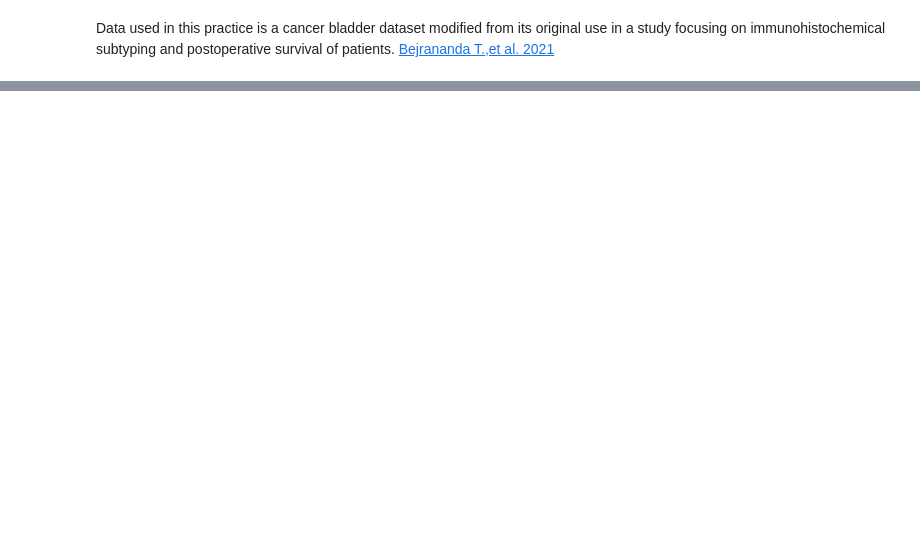
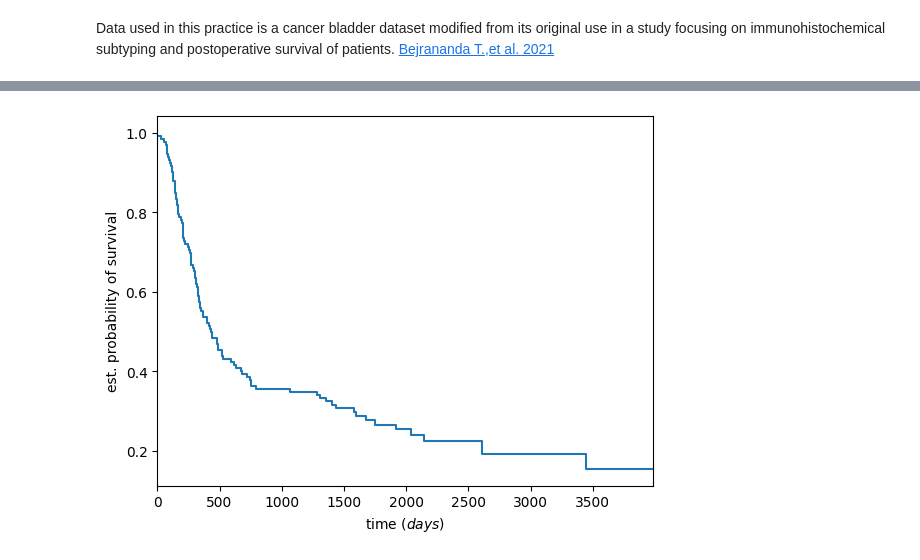
Before and after one commit to sasurasa/soda_ep1, a Jupyter notebook: soda_1_survival.ipynb, the cells around one changed output, grey strips where cells are left out. Saved outputs shown, nothing was run; the diff lists cells and outputs as text; code cells hidden in the pictures; blank space fills up the shorter version.

```diff
--- a/soda_1_survival.ipynb
+++ b/soda_1_survival.ipynb
@@ -32,0 +31,9 @@ Data used in this practice is a cancer bladder dataset modified from its origina
+# %%
+#Import data file (Excel)
+def soapsheetin(path):
+	data = pd.read_excel(path, sheet_name='Sheet1', parse_dates=True, engine='openpyxl')
+	return data
+# %%
+bladder = soapsheetin('/content/psu_bladder_cancer.xlsx') #Bring in the excel database. Note that the path might need to be modified if the target Excel file is kept on other sites.
+pd.set_option('display.max_columns', None)
+bladder.head() #See the data structure
@@ -32,0 +47,3 @@ Data used in this practice is a cancer bladder dataset modified from its origina
+# %%
+bladder['interval'] = bladder['lastdate'] - bladder['datedx'] #Construct a new variable named 'interval'
+bladder.head()
@@ -32,0 +57,26 @@ Data used in this practice is a cancer bladder dataset modified from its origina
+# %%
+def single_kmc(data, status, interval, max_time=None):
+    sta = data[status].to_list()
+    sta_bool = [bool(item) for item in sta]
+    interv = data[interval]
+    interv = interv.dt.days.astype('int16')
+
+    # If max_time is not provided, use the maximum value of interv
+    if max_time is None:
+        max_time = interv.max()
+
+    kmf = KaplanMeierFitter()
+    kmf.fit(durations=interv, event_observed=sta_bool)  # Fit the data into the model
+    time, survival_prob = kmf.survival_function_.index, kmf.survival_function_["KM_estimate"]
+
+    plt.step(time, survival_prob)
+    plt.ylabel("est. probability of survival")
+    plt.xlabel("time $(days)$")
+
+    plt.xlim(0, max_time)  # Use max_time to set the x-axis limit
+
+    plt.show()
+# %%
+single_kmc(bladder, 'dead', 'interval') #Display Kaplan-Meier curve of the whole dataset
+# %% [output]
+[figure, added]
```
Also changed, not shown: parts of 4 cells of this notebook.
